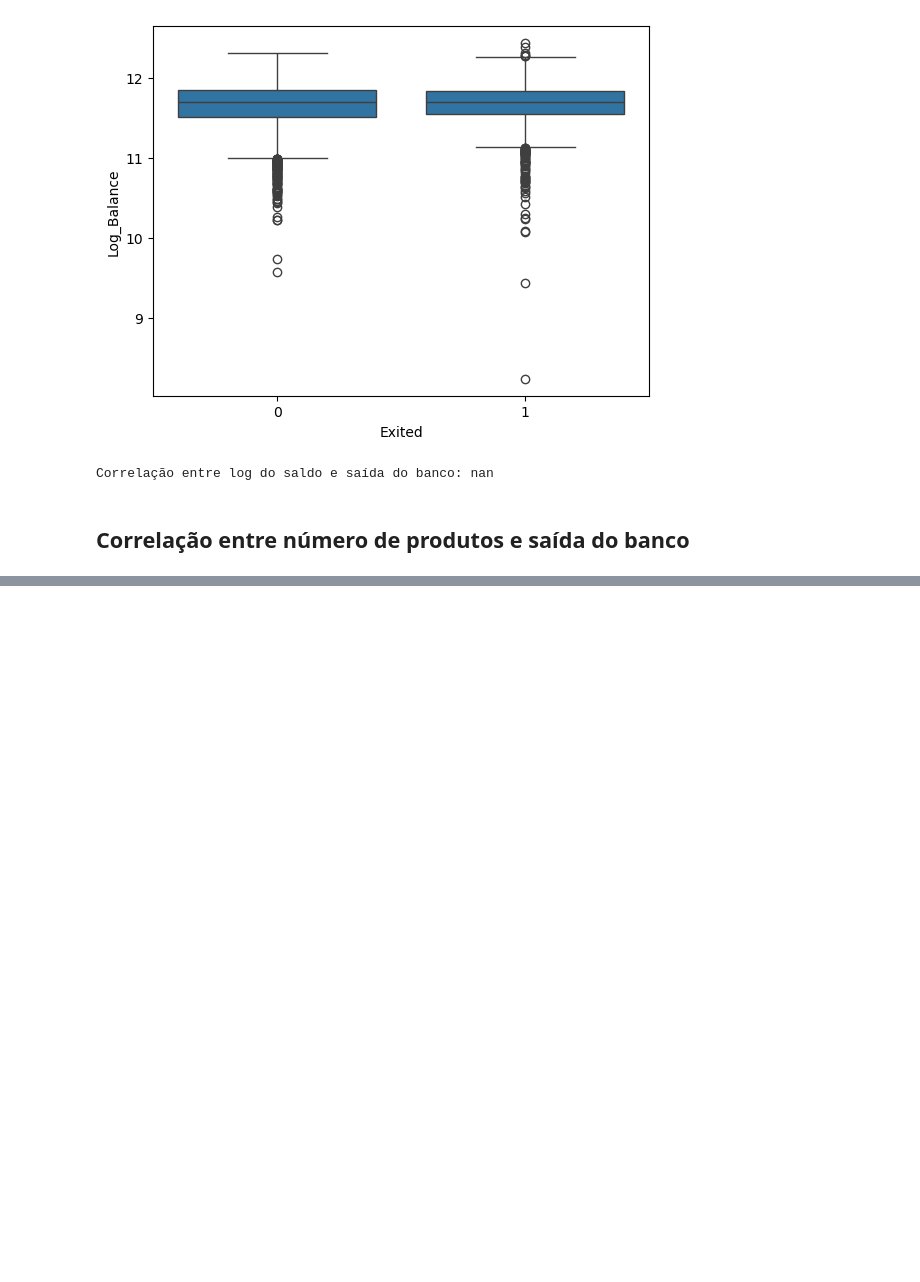
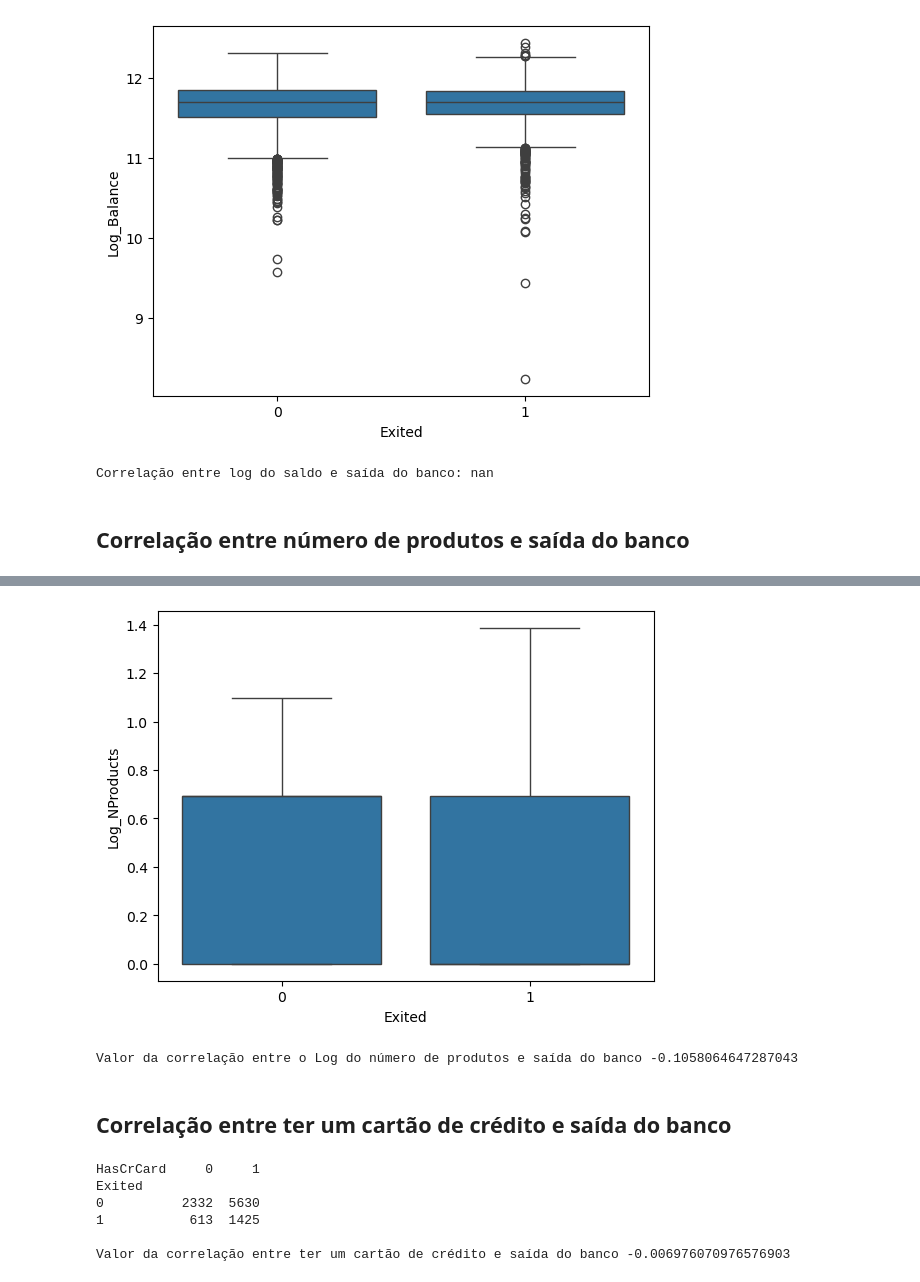
Before and after one commit to Phillips-MF/DataScience, a Jupyter notebook: Python/Bank Churn/Analysis.ipynb, the cells around one changed output, grey strips where cells are left out. Saved outputs shown, nothing was run; the diff lists cells and outputs as text; code cells hidden in the pictures; blank space fills up the shorter version.

```diff
--- a/Python/Bank Churn/Analysis.ipynb
+++ b/Python/Bank Churn/Analysis.ipynb
@@ -231,0 +241,24 @@ Correlação entre log do saldo e saída do banco: nan
+# %%
+df_churns_corr['Log_NProducts'] = np.log(df_churns_corr['NumOfProducts'])
+sns.boxplot(data=df_churns_corr,x='Exited',y='Log_NProducts')
+plt.show()
+
+log_corr_NProducts = df_churns_corr['Exited'].corr(df_churns_corr['Log_NProducts'])
+print(f"Valor da correlação entre o Log do número de produtos e saída do banco {log_corr_NProducts}")
+# %% [output]
+[figure, added]
+Valor da correlação entre o Log do número de produtos e saída do banco -0.1058064647287043
+# %% [markdown]
+## Correlação entre ter um cartão de crédito e saída do banco
+# %%
+tb_confusao_credito_saida = pd.crosstab(df_churns_corr['Exited'],df_churns_corr['HasCrCard'])
+print(f"{tb_confusao_credito_saida} \n")
+corr_HasCrCard = df_churns_corr['Exited'].corr(df_churns_corr['HasCrCard'])
+print(f"Valor da correlação entre ter um cartão de crédito e saída do banco {corr_HasCrCard}")
+# %% [output]
+HasCrCard     0     1
+Exited
+0          2332  5630
+1           613  1425
+
+Valor da correlação entre ter um cartão de crédito e saída do banco -0.006976070976576903
```
Also changed, not shown: parts of 1 cell of this notebook.
